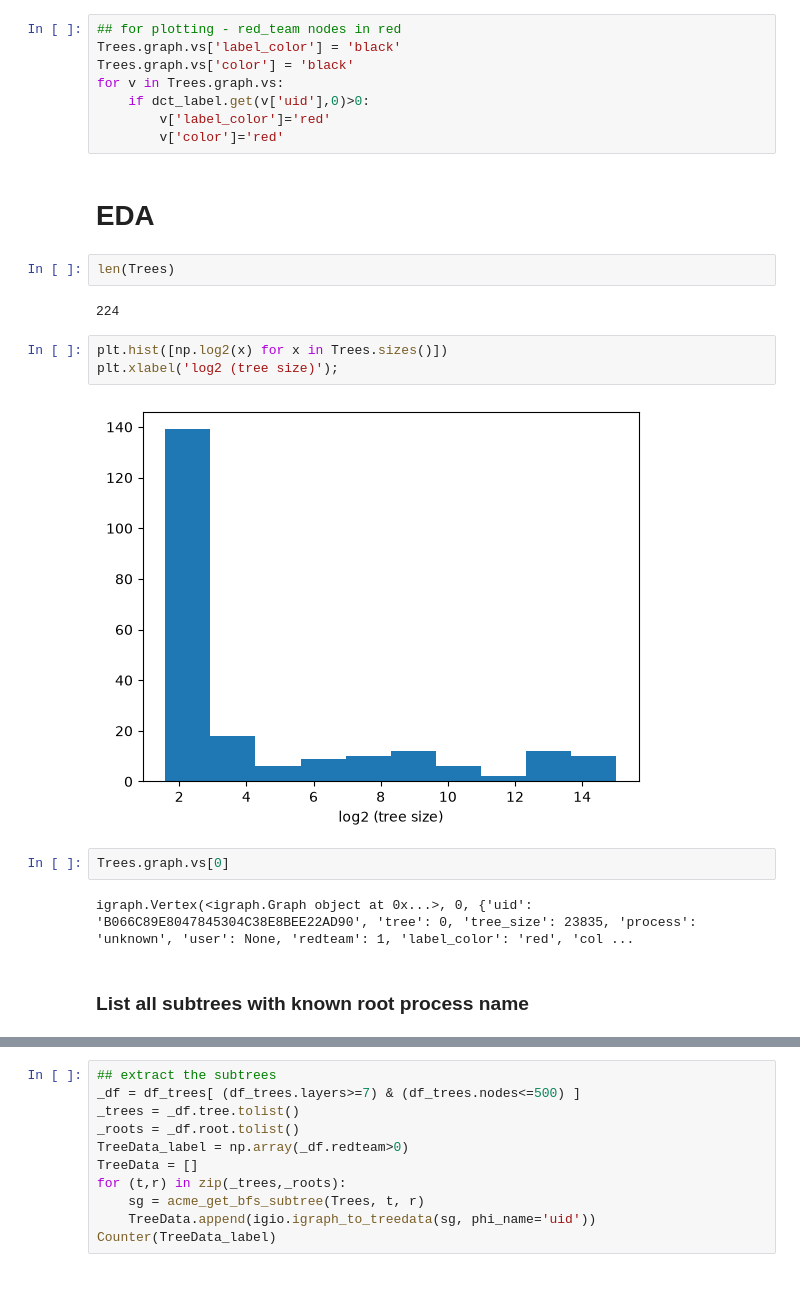
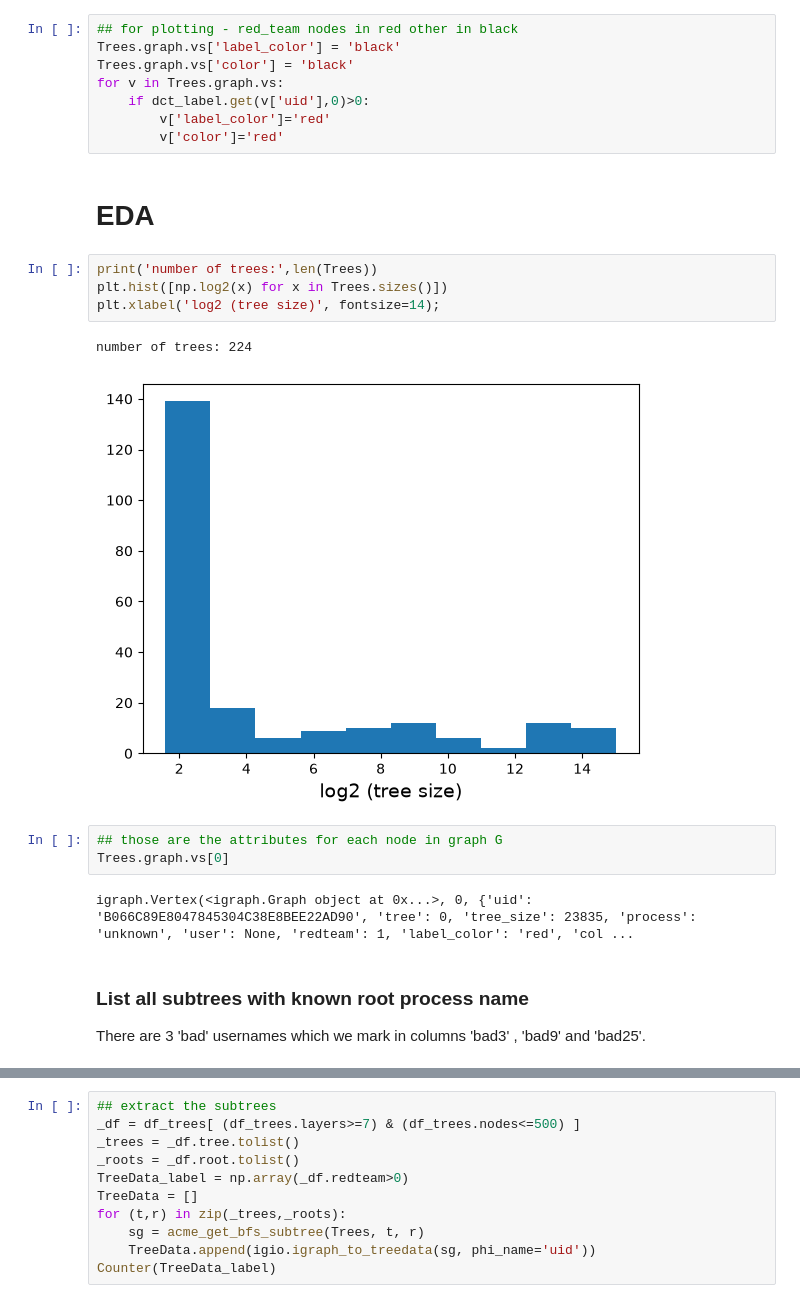
Before and after one commit to ftheberge/Matching_Experiments, a Jupyter notebook: ACME4/ACME4_process_trees_experiments.ipynb, the cells around one changed output, grey strips where cells are left out. Saved outputs shown, nothing was run; the diff lists cells and outputs as text.

```diff
--- a/ACME4/ACME4_process_trees_experiments.ipynb
+++ b/ACME4/ACME4_process_trees_experiments.ipynb
@@ -102,5 +103,5 @@ Wall time: 13.5 s
 # %%
-## for plotting - red_team nodes in red
+## for plotting - red_team nodes in red other in black
 Trees.graph.vs['label_color'] = 'black'
 Trees.graph.vs['color'] = 'black'
 for v in Trees.graph.vs:
@@ -109,21 +110,22 @@ for v in Trees.graph.vs:
         v['color']='red'
 # %% [markdown]
 # EDA
-# %%
-len(Trees)
-# %% [output]
-224
 # %%
+print('number of trees:',len(Trees))
 plt.hist([np.log2(x) for x in Trees.sizes()])
-plt.xlabel('log2 (tree size)');
+plt.xlabel('log2 (tree size)', fontsize=14);
 # %% [output]
+number of trees: 224
-[figure, old version]
+[figure, new version]
 # %%
+## those are the attributes for each node in graph G
 Trees.graph.vs[0]
 # %% [output]
 igraph.Vertex(<igraph.Graph object at 0x...>, 0, {'uid': 'B066C89E8047845304C38E8BEE22AD90', 'tree': 0, 'tree_size': 23835, 'process': 'unknown', 'user': None, 'redteam': 1, 'label_color': 'red', 'col ...
 # %% [markdown]
 ### List all subtrees with known root process name
+
+There are 3 'bad' usernames which we mark in columns 'bad3' , 'bad9' and 'bad25'.
 # %%
 df_trees = pd.DataFrame()
 for t in range(len(Trees)):
```
Also changed, not shown: parts of 84 cells of this notebook, 3 other files.
